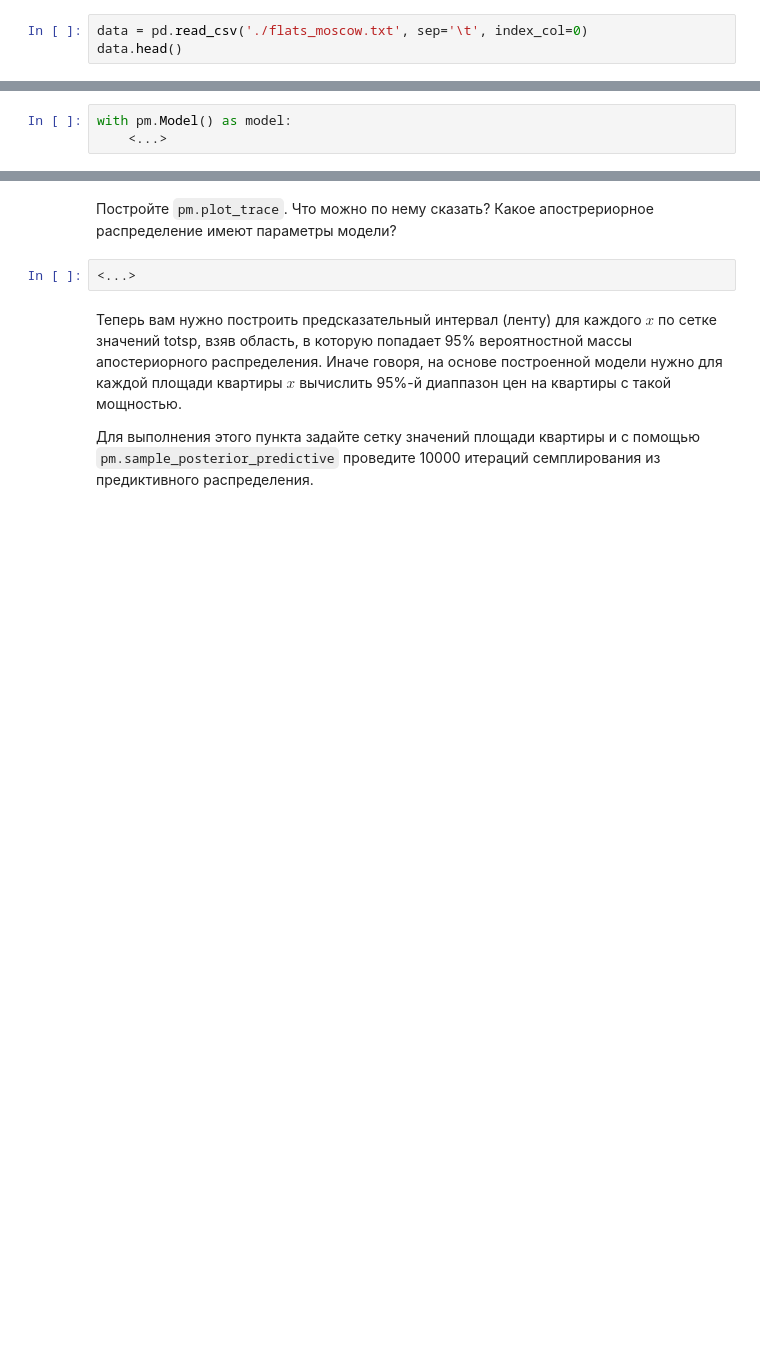
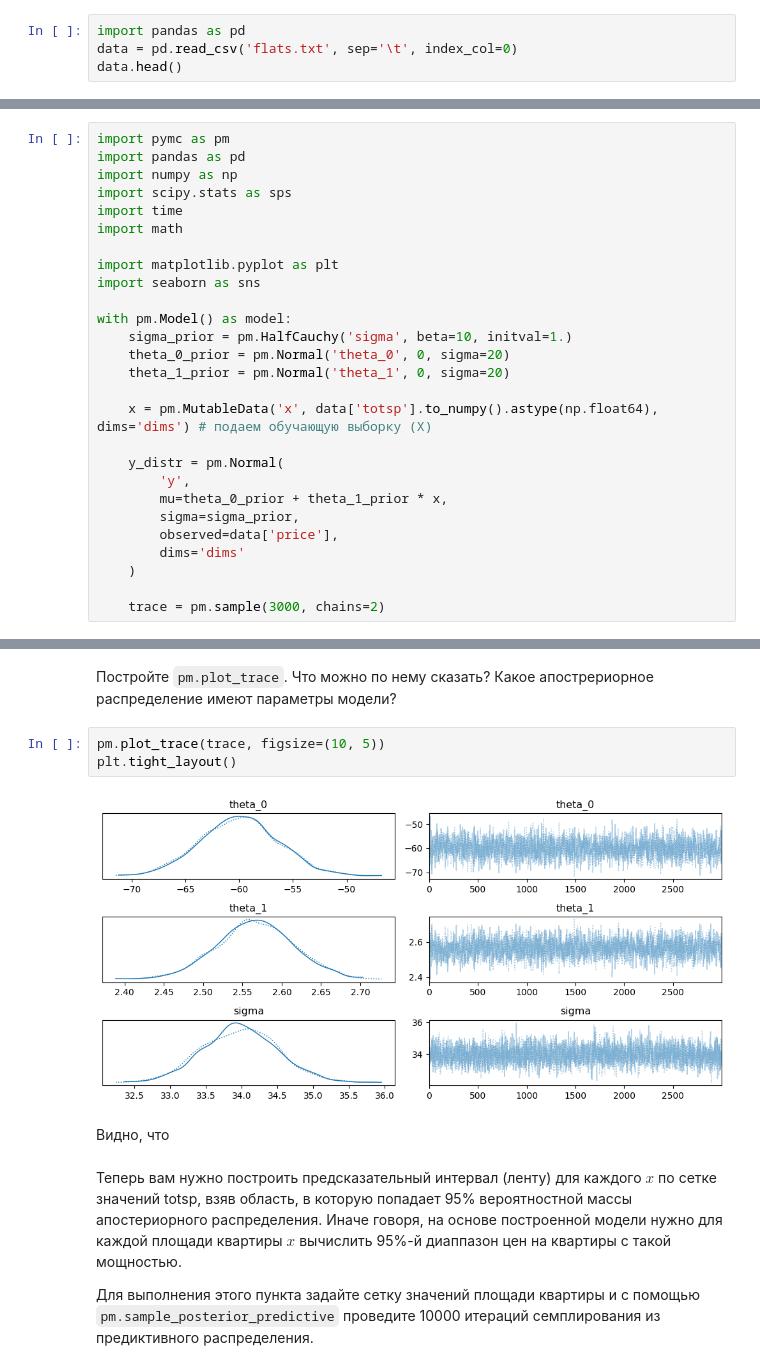
Before and after one commit to danya-pixel/shad-ml-1, a Jupyter notebook: hw5/hw5_2023.ipynb, the cells around one changed output, grey strips where cells are left out. Saved outputs shown, nothing was run; the diff lists cells and outputs as text; blank space fills up the shorter version.

```diff
--- a/hw5/hw5_2023.ipynb
+++ b/hw5/hw5_2023.ipynb
@@ -277,5 +276,6 @@ plt.legend()
 
 Загрузите данные `flats_moscow.txt` о стоимости квартир в Москве
 # %%
-data = pd.read_csv('./flats_moscow.txt', sep='\t', index_col=0)
+import pandas as pd
+data = pd.read_csv('flats.txt', sep='\t', index_col=0)
 data.head()
@@ -298,5 +315,29 @@ plt.ylabel('Цена квартиры');
 # %% [markdown]
 Реализуйте эту модель и проведите 3000 итераций семплирования
 # %%
+import pymc as pm
+import pandas as pd
+import numpy as np
+import scipy.stats as sps
+import time
+import math
+
+import matplotlib.pyplot as plt
+import seaborn as sns
+
 with pm.Model() as model:
-    <...>
+    sigma_prior = pm.HalfCauchy('sigma', beta=10, initval=1.)
+    theta_0_prior = pm.Normal('theta_0', 0, sigma=20)
+    theta_1_prior = pm.Normal('theta_1', 0, sigma=20)
+
+    x = pm.MutableData('x', data['totsp'].to_numpy().astype(np.float64), dims='dims') # подаем обучающую выборку (X)
+
+    y_distr = pm.Normal(
+        'y',
+        mu=theta_0_prior + theta_1_prior * x,
+        sigma=sigma_prior,
+        observed=data['price'],
+        dims='dims'
+    )
+
+    trace = pm.sample(3000, chains=2)
@@ -303,7 +352,12 @@ with pm.Model() as model:
 # %% [markdown]
 Постройте `pm.plot_trace`. Что можно по нему сказать? Какое апострериорное распределение имеют параметры модели?
 # %%
-<...>
+pm.plot_trace(trace, figsize=(10, 5))
+plt.tight_layout()
+# %% [output]
+[figure, added]
+# %% [markdown]
+Видно, что
 # %% [markdown]
 Теперь вам нужно построить предсказательный интервал (ленту) для каждого $x$ по сетке значений totsp, взяв область, в которую попадает 95% вероятностной массы апостериорного распределения. Иначе говоря, на основе построенной модели нужно для каждой площади квартиры $x$ вычислить 95%-й диаппазон цен на квартиры с такой мощностью.
 
```
Also changed, not shown: parts of 18 cells of this notebook, 2 other files.
